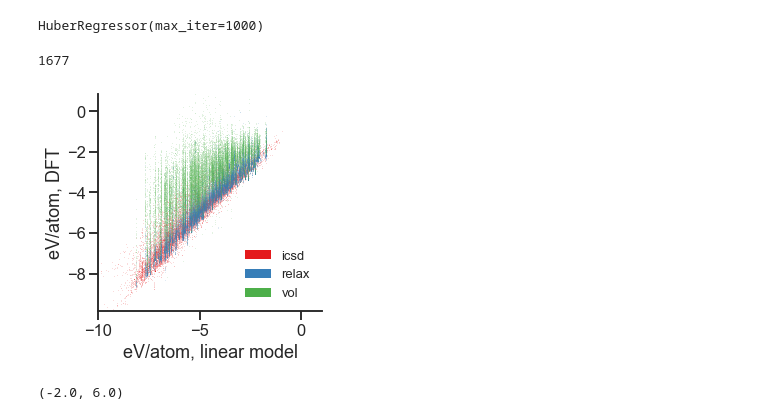
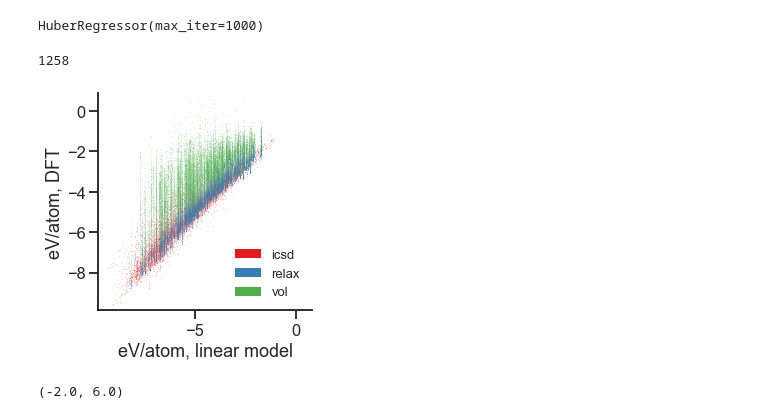
Before and after one commit to pstjohn/crystal-gnn-nfp-0.3, a Jupyter notebook: notebooks/regression_development.ipynb, the cells around one changed output. Cells and saved outputs as stored; diff of their text form; code cells hidden in the pictures.

```diff
--- a/notebooks/regression_development.ipynb
+++ b/notebooks/regression_development.ipynb
@@ -36,7 +36,11 @@ vol_energy = pd.read_csv(vol_energy_file)
 
 data = pd.read_pickle(Path(inputs_dir, "20220511_scaled_inputs.p"))
 data['type'] = data.type.astype('category')
+
+data['volperatom'] = data['volume'] / data['num_sites']
+data['scaled_input_volperatom'] = data['volperatom'] * data['scale_factor']**3
+
 max_distance = data['inputs'].apply(lambda x: x['distance'].max())
-data = data[max_distance < 100]  # drop some problematic icsd structures
+data = data[(max_distance < 100) & (data.scaled_input_volperatom < 30)]  # drop some problematic icsd + volrelaxed structures
 # %%
 vol_energy['hit_upper_bound'] = vol_energy.volume > (vol_energy.dls_volume * 1.95 - 1)
@@ -100,7 +92,7 @@ volume_outliers = (data.residual_volume < -20) | (data.residual_volume > 20)
 # %%
 (energy_outliers | volume_outliers).sum()
 # %% [output]
-1677
+1258
 # %%
 data_subset = data[~(energy_outliers | volume_outliers)]
 # %%
@@ -109,19 +101,22 @@ from datashader.mpl_ext import dsshow, alpha_colormap
 # %%
 fig = plt.figure(figsize=(4,4))
 ax = fig.add_subplot(111, aspect='equal', adjustable='datalim')
 
 artist = dsshow(data_subset[~data_subset.hit_upper_bound],
        ds.Point('reg_energyperatom', 'energyperatom'),
        ds.count_cat('type'),
        cmap='Blues', norm='eq_hist', aspect='equal',
        x_range=(-10, 1), y_range=(-10, 1), ax=ax)
 
 ax.set_xlabel('eV/atom, linear model')
 ax.set_ylabel('eV/atom, DFT')
 ax.legend(handles=artist.get_legend_elements(), fontsize=13, loc='lower right')
 sns.despine()
+
+plt.tight_layout()
+plt.savefig('energy_regression.png')
 # %% [output]
-[figure, old version]
+[figure, new version]
 # %%
 data_subset[data_subset.type == 'icsd'].residual_energy.plot.kde()
 data_subset[data_subset.type == 'relax'].residual_energy.plot.kde()
```
Also changed, not shown: parts of 10 cells of this notebook, 10 other files.
